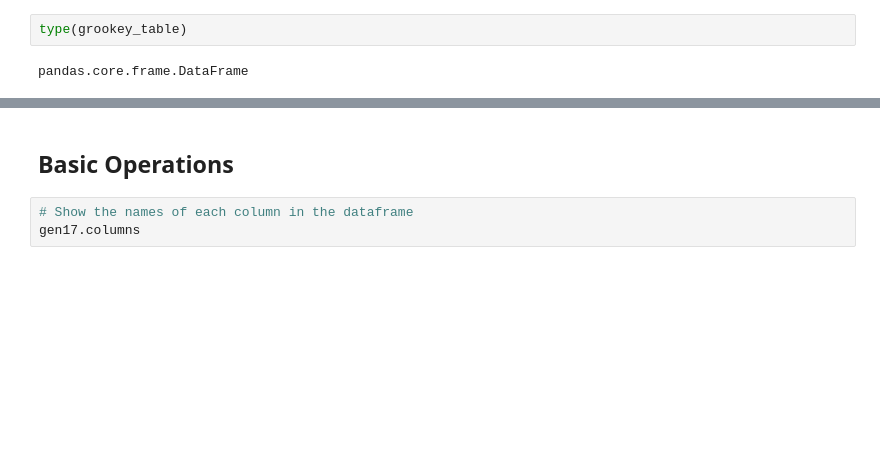
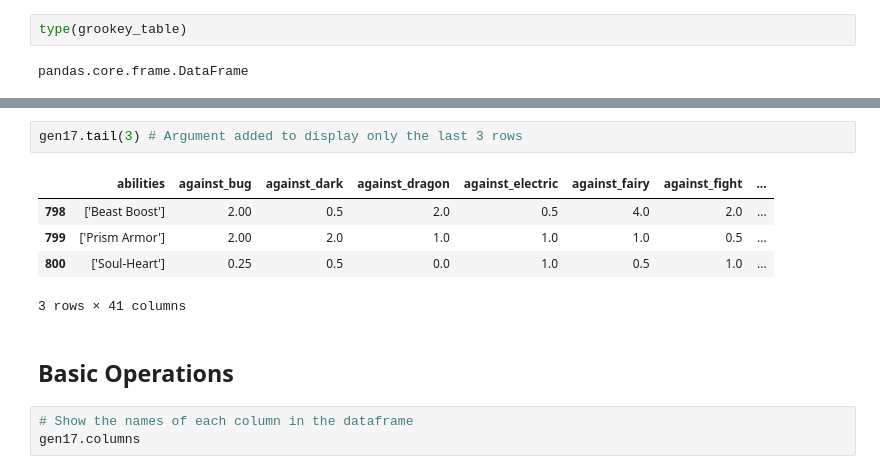
Before and after one commit to HackChart/data-analysis, a Jupyter notebook: Pokemon/pokemon_nb.ipynb, the cells around one changed output, grey strips where cells are left out. Drawn from its saved outputs; the diff is of its cells as text; blank space fills up the shorter version.

```diff
--- a/Pokemon/pokemon_nb.ipynb
+++ b/Pokemon/pokemon_nb.ipynb
@@ -92,3 +164,11 @@ pandas.core.frame.DataFrame
+# %%
+gen17.tail(3) # Argument added to display only the last 3 rows
+# %% [output]
+|  | abilities | against_bug | against_dark | against_dragon | against_electric | against_fairy | against_fight | ... |
+| 798 | ['Beast Boost'] | 2.00 | 0.5 | 2.0 | 0.5 | 4.0 | 2.0 | ... |
+| 799 | ['Prism Armor'] | 2.00 | 2.0 | 1.0 | 1.0 | 1.0 | 0.5 | ... |
+| 800 | ['Soul-Heart'] | 0.25 | 0.5 | 0.0 | 1.0 | 0.5 | 1.0 | ... |
+3 rows × 41 columns
 # %% [markdown]
 ## Basic Operations
 # %%
```
Also changed, not shown: parts of 14 cells of this notebook.
